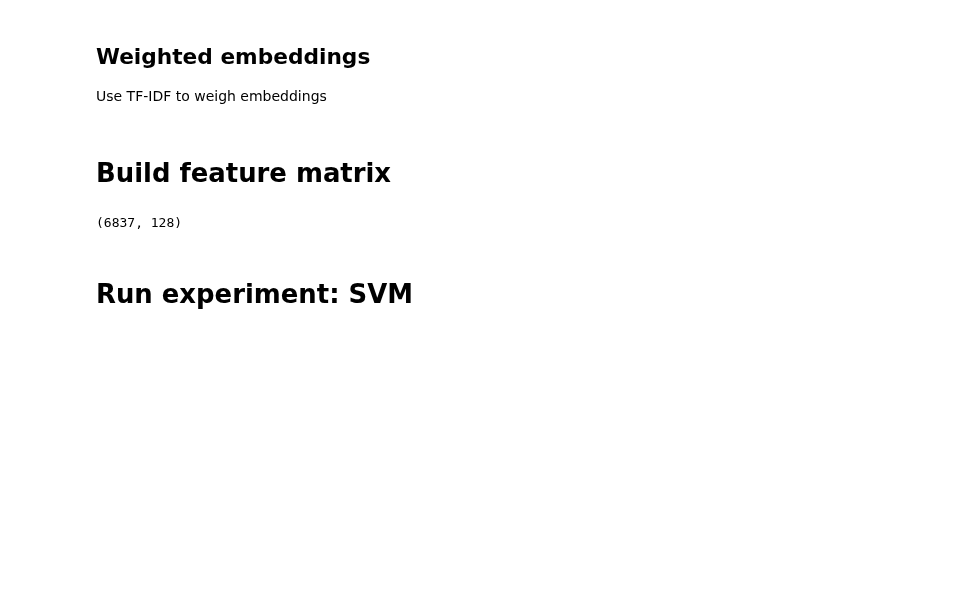
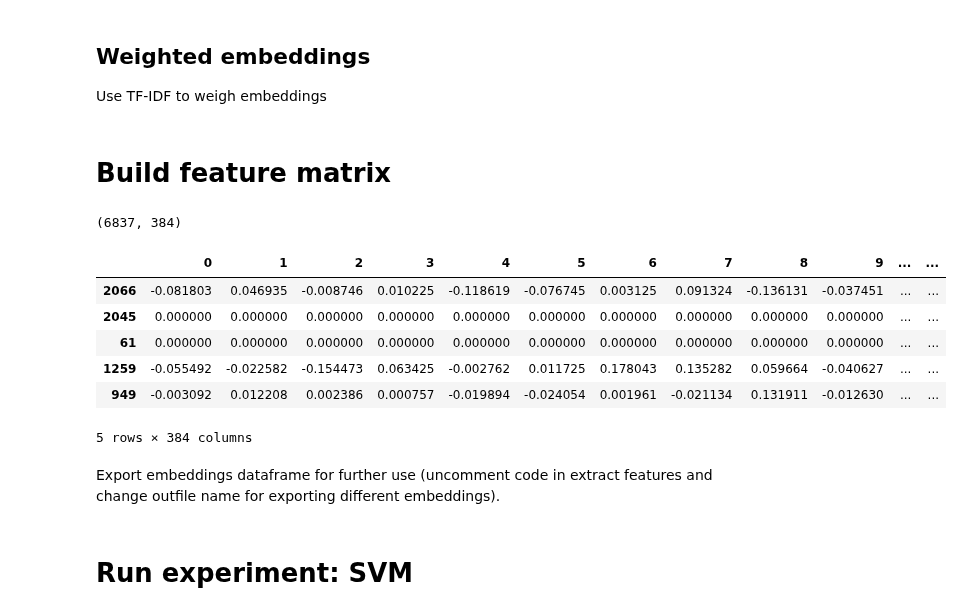
Before and after one commit to g-fabiani4-unipi/txa_project, a Jupyter notebook: src/Classification_with_word_embeddings.ipynb, the cells around one changed output. Drawn from its saved outputs; the diff is of its cells as text; code cells hidden in the pictures; blank space fills up the shorter version.

```diff
--- a/src/Classification_with_word_embeddings.ipynb
+++ b/src/Classification_with_word_embeddings.ipynb
@@ -359,8 +359,8 @@ def extract_features(documents):
     dataset_features = []
     for document_tokens in documents:
         # document_embeddings = compute_all_embeddings_mean(document_tokens)
-        document_embeddings = compute_filtered_embeddings_mean(document_tokens)
-        # document_embeddings = compute_filtered_embeddings_sep_means(document_tokens)
+        # document_embeddings = compute_filtered_embeddings_mean(document_tokens)
+        document_embeddings = compute_filtered_embeddings_sep_means(document_tokens)
         dataset_features.append(document_embeddings)
     return dataset_features
 # %%
@@ -369,7 +369,7 @@ all_features = extract_features(all_documents)
 len(all_features), len(all_features[0])
 #(n. tweets, embeddings' dimensions)
 # %% [output]
-(6837, 128)
+(6837, 384)
 # %%
 def create_label_list(loaded_docs):
   labels = []
@@ -378,3 +378,17 @@ def create_label_list(loaded_docs):
   return labels
 
 all_labels = create_label_list(loaded_docs)
+# %%
+import pandas as pd
+embeddings_df = pd.DataFrame(all_features, index=[doc['id'] for doc in loaded_docs])
+embeddings_df.head()
+# %% [output]
+|  | 0 | 1 | 2 | 3 | 4 | 5 | 6 | 7 | 8 | 9 | ... | ... |
+| 2066 | -0.081803 | 0.046935 | -0.008746 | 0.010225 | -0.118619 | -0.076745 | 0.003125 | 0.091324 | -0.136131 | -0.037451 | ... | ... |
+| 2045 | 0.000000 | 0.000000 | 0.000000 | 0.000000 | 0.000000 | 0.000000 | 0.000000 | 0.000000 | 0.000000 | 0.000000 | ... | ... |
+| 61 | 0.000000 | 0.000000 | 0.000000 | 0.000000 | 0.000000 | 0.000000 | 0.000000 | 0.000000 | 0.000000 | 0.000000 | ... | ... |
+| 1259 | -0.055492 | -0.022582 | -0.154473 | 0.063425 | -0.002762 | 0.011725 | 0.178043 | 0.135282 | 0.059664 | -0.040627 | ... | ... |
+| 949 | -0.003092 | 0.012208 | 0.002386 | 0.000757 | -0.019894 | -0.024054 | 0.001961 | -0.021134 | 0.131911 | -0.012630 | ... | ... |
+5 rows × 384 columns
+# %% [markdown]
+Export embeddings dataframe for further use (uncomment code in extract features and change outfile name for exporting different embeddings).
```
Also changed, not shown: parts of 4 cells of this notebook, 3 other files.
